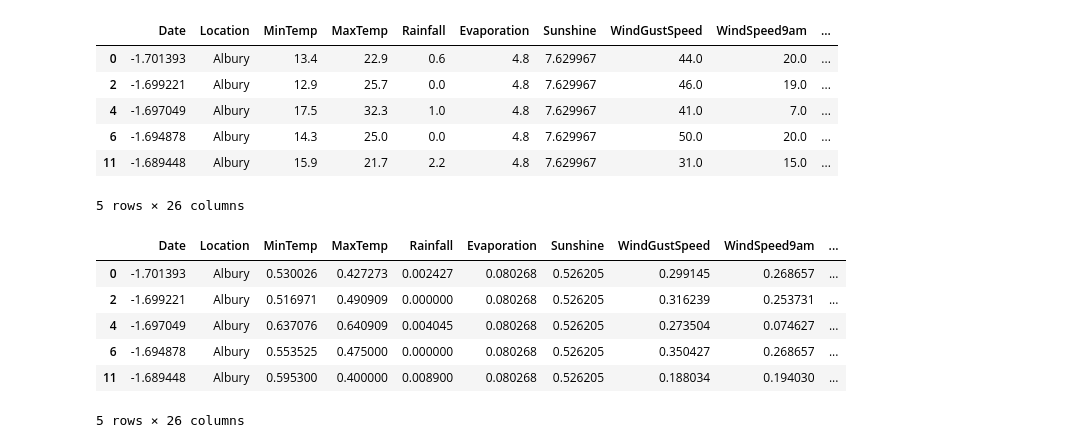
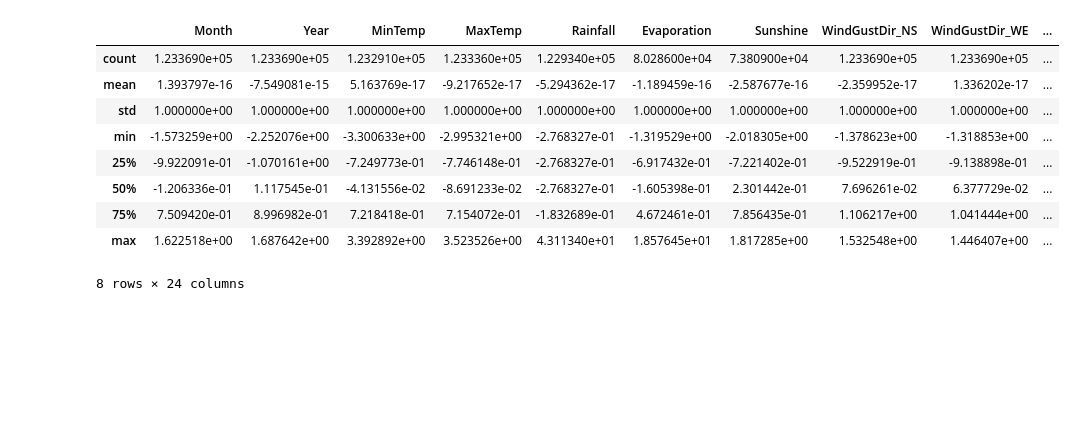
Before and after one commit to Lekolas01/g3-rain_in_australia, a Jupyter notebook: preprocessing.ipynb, the cells around one changed output. Cells and saved outputs as stored; diff of their text form; code cells hidden in the pictures; blank space fills up the shorter version.

```diff
--- a/preprocessing.ipynb
+++ b/preprocessing.ipynb
@@ -175,0 +90,25 @@ df.head()
+# %%
+# 1. Remove all rows where the target variable is NaN
+df.dropna(subset=target_var, inplace=True)
+assert(df[target_var].isna().sum() == 0)
+
+# 2. Remove all rows that have 4 or more NaN-values.
+df.dropna(thresh=len(df.columns)-4, inplace=True)
+# %%
+# 3. Fill NaN-values for categorical columns with the mode.
+def get_cols_with_type(df: pd.DataFrame, categorical: bool):
+    s = (df.dtypes == "object")
+    if not categorical: s = ~s
+    object_cols = list(s[s].index)
+    return list(s[s].index)
+
+cat_col = get_cols_with_type(df, categorical=True)
+
+for col in cat_col:
+    df[col].fillna(df[col].mode()[0], inplace=True)
+# %%
+# 4.1 Encode "Date" into year and month
+dates = pd.to_datetime(df.Date)
+df.drop(['Date'], axis=1, inplace=True)
+df.insert(0, 'Year', [date.year for date in dates])
+df.insert(0, 'Month', [date.month for date in dates])
@@ -207,23 +139,16 @@ df.head()
-# %%
-df.head()
-# %% [output]
-|  | Date | Location | MinTemp | MaxTemp | Rainfall | Evaporation | Sunshine | WindGustSpeed | WindSpeed9am | ... |
-| 0 | -1.701393 | Albury | 13.4 | 22.9 | 0.6 | 4.8 | 7.629967 | 44.0 | 20.0 | ... |
-| 2 | -1.699221 | Albury | 12.9 | 25.7 | 0.0 | 4.8 | 7.629967 | 46.0 | 19.0 | ... |
-| 4 | -1.697049 | Albury | 17.5 | 32.3 | 1.0 | 4.8 | 7.629967 | 41.0 | 7.0 | ... |
-| 6 | -1.694878 | Albury | 14.3 | 25.0 | 0.0 | 4.8 | 7.629967 | 50.0 | 20.0 | ... |
-| 11 | -1.689448 | Albury | 15.9 | 21.7 | 2.2 | 4.8 | 7.629967 | 31.0 | 15.0 | ... |
-5 rows × 26 columns
-# %%
-# normalize every continuous feature
-cont_vars = ['MinTemp', 'MaxTemp', 'Rainfall', 'Evaporation', 'Sunshine', 'WindGustSpeed', 'WindSpeed9am', 'WindSpeed3pm', 'Humidity9am', 'Humidity3pm', 'Pressure9am', 'Pressure3pm', 'Temp9am', 'Temp3pm']
-df[cont_vars] = (df[cont_vars] - df[cont_vars].min()) / (df[cont_vars].max() - df[cont_vars].min())
-df.head()
-# %% [output]
-|  | Date | Location | MinTemp | MaxTemp | Rainfall | Evaporation | Sunshine | WindGustSpeed | WindSpeed9am | ... |
-| 0 | -1.701393 | Albury | 0.530026 | 0.427273 | 0.002427 | 0.080268 | 0.526205 | 0.299145 | 0.268657 | ... |
-| 2 | -1.699221 | Albury | 0.516971 | 0.490909 | 0.000000 | 0.080268 | 0.526205 | 0.316239 | 0.253731 | ... |
-| 4 | -1.697049 | Albury | 0.637076 | 0.640909 | 0.004045 | 0.080268 | 0.526205 | 0.273504 | 0.074627 | ... |
-| 6 | -1.694878 | Albury | 0.553525 | 0.475000 | 0.000000 | 0.080268 | 0.526205 | 0.350427 | 0.268657 | ... |
-| 11 | -1.689448 | Albury | 0.595300 | 0.400000 | 0.008900 | 0.080268 | 0.526205 | 0.188034 | 0.194030 | ... |
-5 rows × 26 columns
+# %%
+# 5. Normalize numerical columns
+num_cols = get_cols_with_type(df, categorical=False)
+df[num_cols] = (df[num_cols] - df[num_cols].mean()) / (df[num_cols].std())
+df.describe()
+# %% [output]
+|  | Month | Year | MinTemp | MaxTemp | Rainfall | Evaporation | Sunshine | WindGustDir_NS | WindGustDir_WE | ... |
+| count | 1.233690e+05 | 1.233690e+05 | 1.232910e+05 | 1.233360e+05 | 1.229340e+05 | 8.028600e+04 | 7.380900e+04 | 1.233690e+05 | 1.233690e+05 | ... |
+| mean | 1.393797e-16 | -7.549081e-15 | 5.163769e-17 | -9.217652e-17 | -5.294362e-17 | -1.189459e-16 | -2.587677e-16 | -2.359952e-17 | 1.336202e-17 | ... |
+| std | 1.000000e+00 | 1.000000e+00 | 1.000000e+00 | 1.000000e+00 | 1.000000e+00 | 1.000000e+00 | 1.000000e+00 | 1.000000e+00 | 1.000000e+00 | ... |
+| min | -1.573259e+00 | -2.252076e+00 | -3.300633e+00 | -2.995321e+00 | -2.768327e-01 | -1.319529e+00 | -2.018305e+00 | -1.378623e+00 | -1.318853e+00 | ... |
+| 25% | -9.922091e-01 | -1.070161e+00 | -7.249773e-01 | -7.746148e-01 | -2.768327e-01 | -6.917432e-01 | -7.221402e-01 | -9.522919e-01 | -9.138898e-01 | ... |
+| 50% | -1.206336e-01 | 1.117545e-01 | -4.131556e-02 | -8.691233e-02 | -2.768327e-01 | -1.605398e-01 | 2.301442e-01 | 7.696261e-02 | 6.377729e-02 | ... |
+| 75% | 7.509420e-01 | 8.996982e-01 | 7.218418e-01 | 7.154072e-01 | -1.832689e-01 | 4.672461e-01 | 7.856435e-01 | 1.106217e+00 | 1.041444e+00 | ... |
+| max | 1.622518e+00 | 1.687642e+00 | 3.392892e+00 | 3.523526e+00 | 4.311340e+01 | 1.857645e+01 | 1.817285e+00 | 1.532548e+00 | 1.446407e+00 | ... |
+8 rows × 24 columns
```
Also changed, not shown: parts of 32 cells of this notebook.
